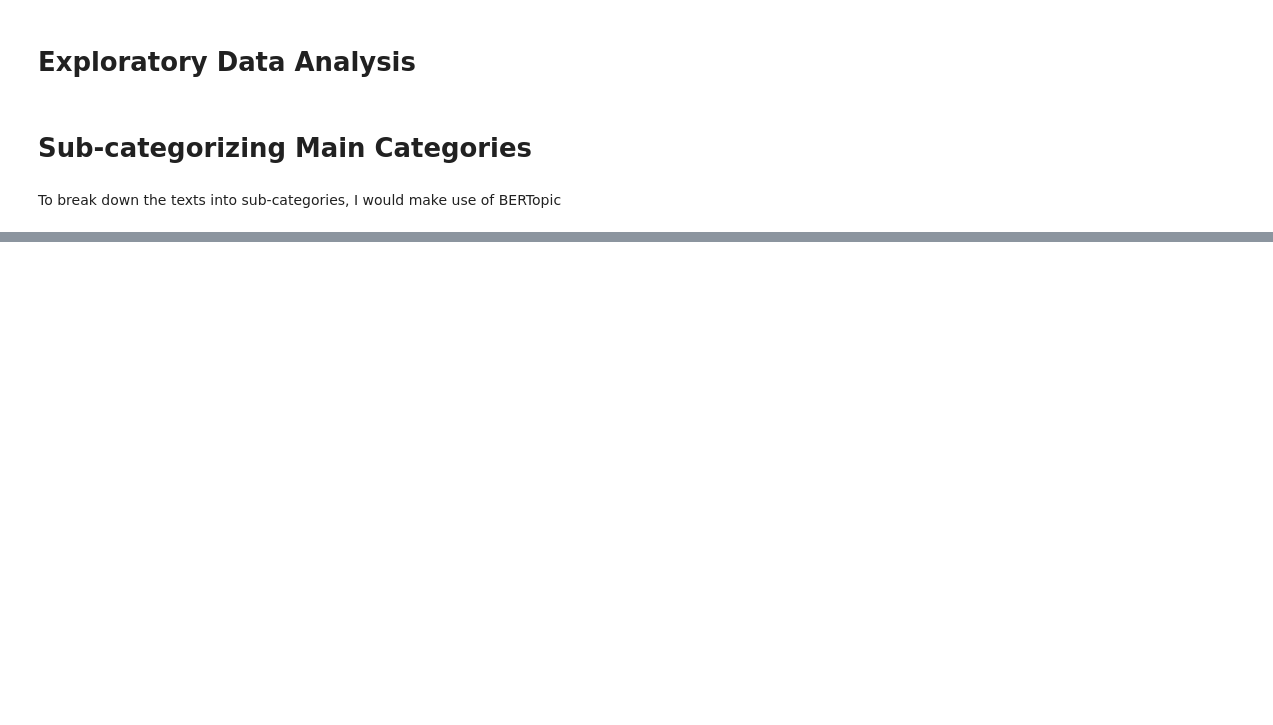
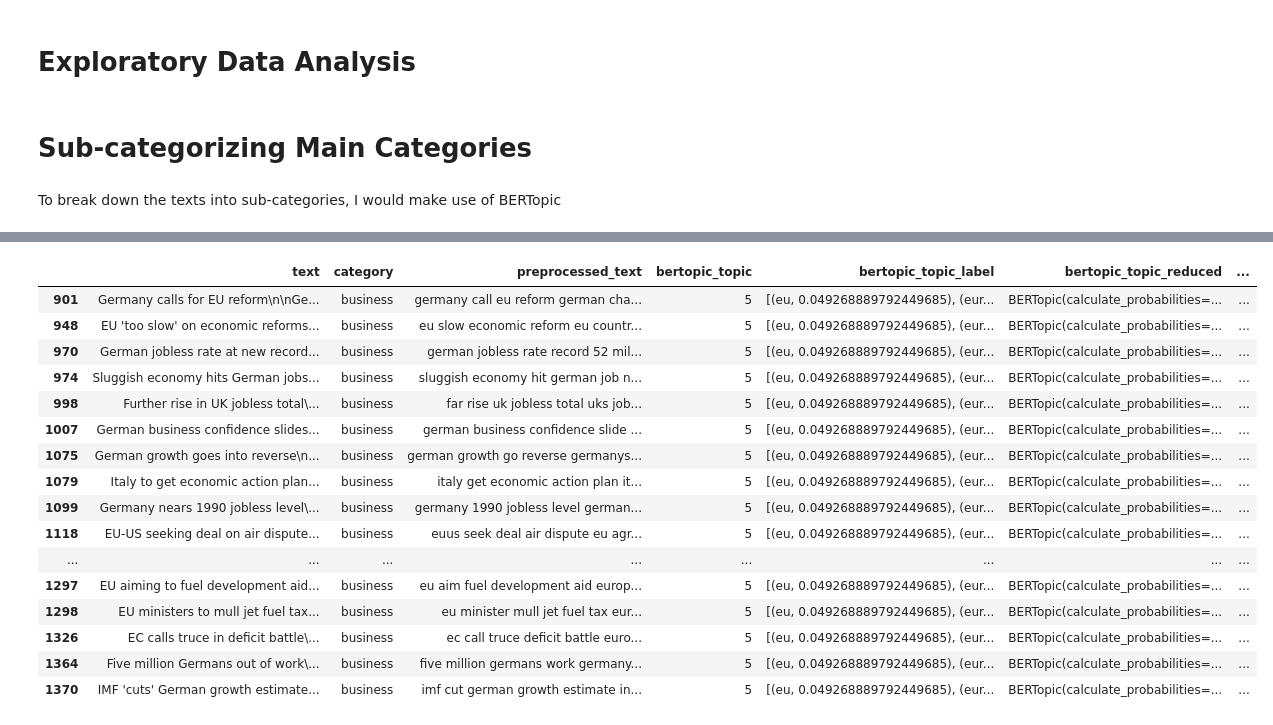
Before and after one commit to joytile/BBC-News-Topic-Modelling, a Jupyter notebook: BBC_NLP_Task.ipynb, the cells around one changed output, grey strips where cells are left out. Drawn from its saved outputs; the diff is of its cells as text; code cells hidden in the pictures; blank space fills up the shorter version.

```diff
--- a/BBC_NLP_Task.ipynb
+++ b/BBC_NLP_Task.ipynb
@@ -216,0 +320,20 @@ bbc_topic_model.reduce_topics(business_texts, nr_topics=7)
+# %%
+business_df[business_df['bertopic_topic'] == 5]
+# %% [output]
+|  | text | category | preprocessed_text | bertopic_topic | bertopic_topic_label | bertopic_topic_reduced | ... |
+| 901 | Germany calls for EU reform\n\nGe... | business | germany call eu reform german cha... | 5 | [(eu, 0.049268889792449685), (eur... | BERTopic(calculate_probabilities=... | ... |
+| 948 | EU 'too slow' on economic reforms... | business | eu slow economic reform eu countr... | 5 | [(eu, 0.049268889792449685), (eur... | BERTopic(calculate_probabilities=... | ... |
+| 970 | German jobless rate at new record... | business | german jobless rate record 52 mil... | 5 | [(eu, 0.049268889792449685), (eur... | BERTopic(calculate_probabilities=... | ... |
+| 974 | Sluggish economy hits German jobs... | business | sluggish economy hit german job n... | 5 | [(eu, 0.049268889792449685), (eur... | BERTopic(calculate_probabilities=... | ... |
+| 998 | Further rise in UK jobless total\... | business | far rise uk jobless total uks job... | 5 | [(eu, 0.049268889792449685), (eur... | BERTopic(calculate_probabilities=... | ... |
+| 1007 | German business confidence slides... | business | german business confidence slide ... | 5 | [(eu, 0.049268889792449685), (eur... | BERTopic(calculate_probabilities=... | ... |
+| 1075 | German growth goes into reverse\n... | business | german growth go reverse germanys... | 5 | [(eu, 0.049268889792449685), (eur... | BERTopic(calculate_probabilities=... | ... |
+| 1079 | Italy to get economic action plan... | business | italy get economic action plan it... | 5 | [(eu, 0.049268889792449685), (eur... | BERTopic(calculate_probabilities=... | ... |
+| 1099 | Germany nears 1990 jobless level\... | business | germany 1990 jobless level german... | 5 | [(eu, 0.049268889792449685), (eur... | BERTopic(calculate_probabilities=... | ... |
+| 1118 | EU-US seeking deal on air dispute... | business | euus seek deal air dispute eu agr... | 5 | [(eu, 0.049268889792449685), (eur... | BERTopic(calculate_probabilities=... | ... |
+| ... | ... | ... | ... | ... | ... | ... | ... |
+| 1297 | EU aiming to fuel development aid... | business | eu aim fuel development aid europ... | 5 | [(eu, 0.049268889792449685), (eur... | BERTopic(calculate_probabilities=... | ... |
+| 1298 | EU ministers to mull jet fuel tax... | business | eu minister mull jet fuel tax eur... | 5 | [(eu, 0.049268889792449685), (eur... | BERTopic(calculate_probabilities=... | ... |
+| 1326 | EC calls truce in deficit battle\... | business | ec call truce deficit battle euro... | 5 | [(eu, 0.049268889792449685), (eur... | BERTopic(calculate_probabilities=... | ... |
+| 1364 | Five million Germans out of work\... | business | five million germans work germany... | 5 | [(eu, 0.049268889792449685), (eur... | BERTopic(calculate_probabilities=... | ... |
+| 1370 | IMF 'cuts' German growth estimate... | business | imf cut german growth estimate in... | 5 | [(eu, 0.049268889792449685), (eur... | BERTopic(calculate_probabilities=... | ... |
```
Also changed, not shown: parts of 33 cells of this notebook.
